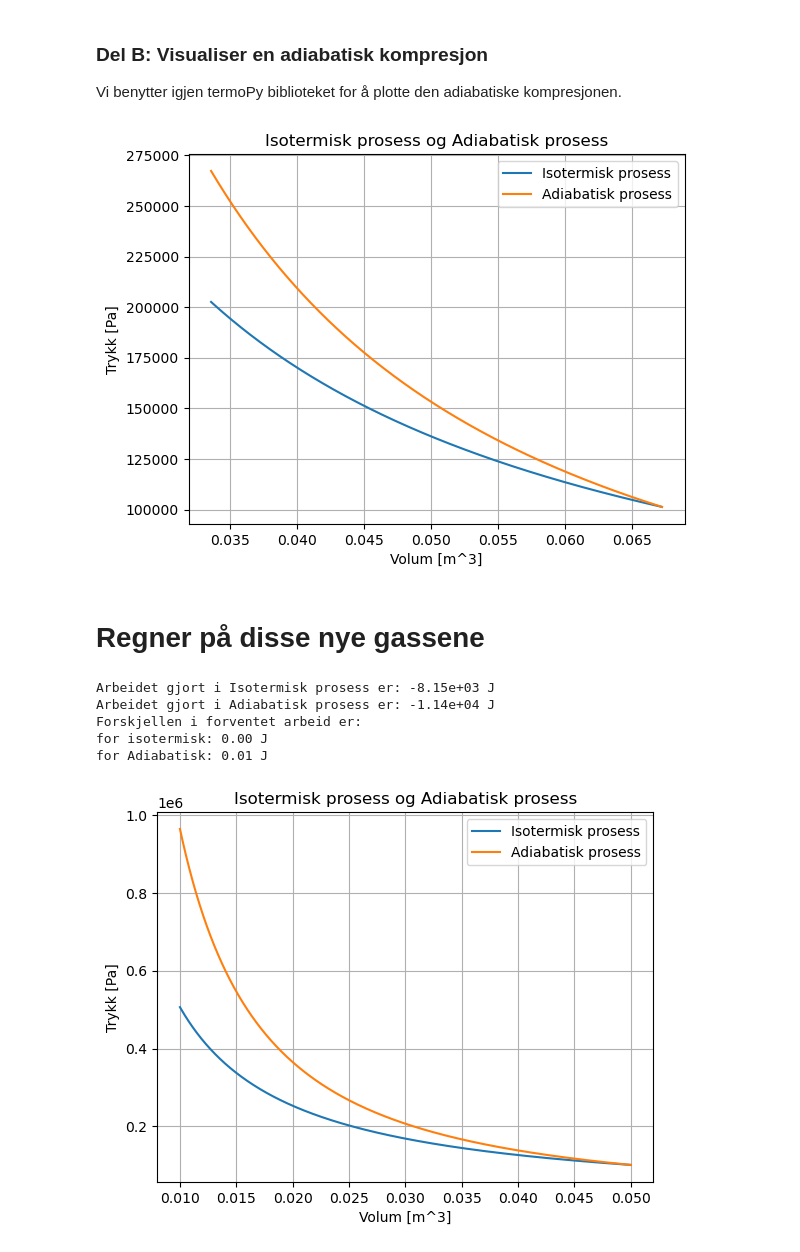
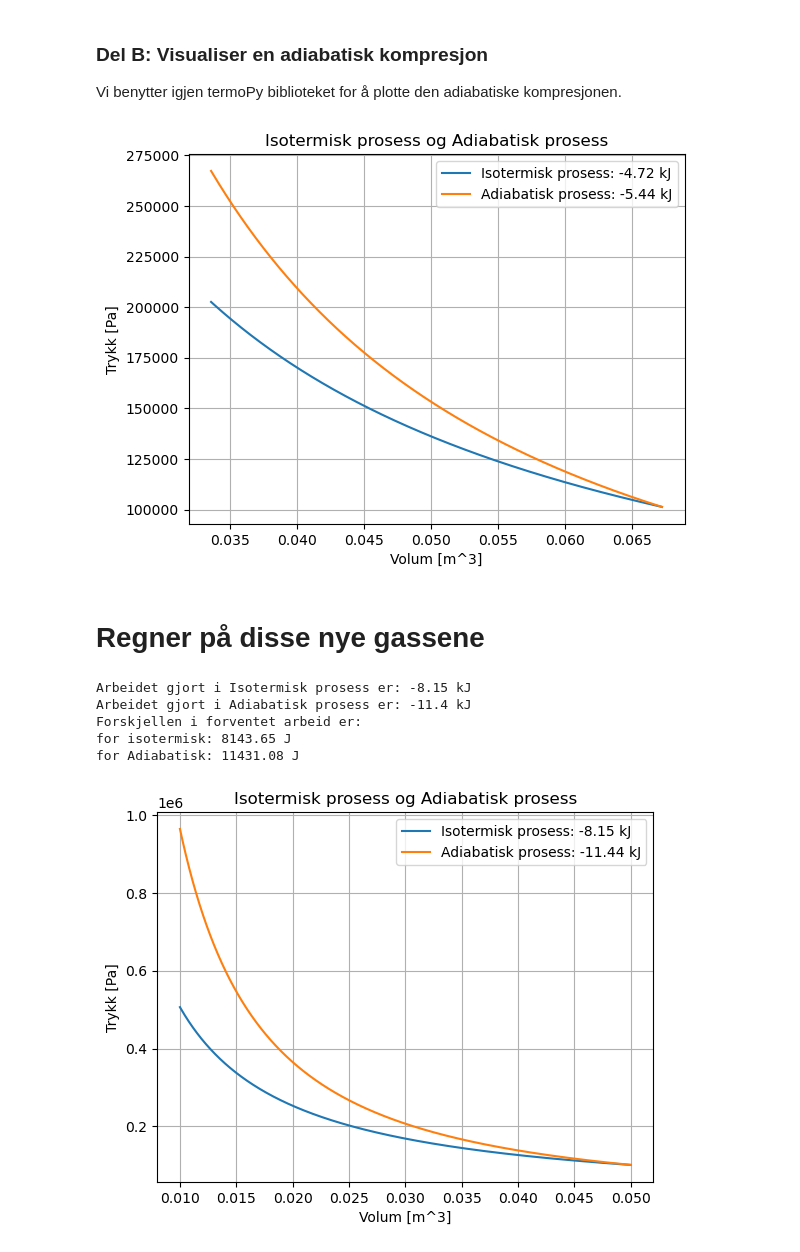
Before and after one commit to Tycho887/FYS102_FYS155, a Jupyter notebook: kollokvie_termo_oppgave5.ipynb, the cells around one changed output. Saved outputs shown, nothing was run; the diff lists cells and outputs as text; code cells hidden in the pictures.

```diff
--- a/kollokvie_termo_oppgave5.ipynb
+++ b/kollokvie_termo_oppgave5.ipynb
@@ -26,7 +27,7 @@ isoterm_prosess.generate_data_from_dV(V2=final_volume)
 
 Vi benytter igjen termoPy biblioteket for å plotte den adiabatiske kompresjonen.
 # %%
-adiabatisk_prosess = TP.Adiabatic(n=3,gamma=7/5,T1=273,P1=1*atm)
+adiabatisk_prosess = TP.Adiabatic(n=3,gamma=7/5,T1=273,P1=1*atm,diatomic=True)
 adiabatisk_prosess.generate_data_from_dV(V2=final_volume)
 
 def plot_processes(A,B):
@@ -36,15 +37,17 @@ def plot_processes(A,B):
     plt.title(plot_title)
     plt.xlabel("Volum [m^3]")
     plt.ylabel("Trykk [Pa]")
-    plt.plot(A.volume,A.pressure,label=A.title)
-    plt.plot(B.volume,B.pressure,label=B.title)
+    plt.plot(A.volume,A.pressure,label=f"{A.title}: {A.calculate_work_done_by()/1000:.2f} kJ")
+    plt.plot(B.volume,B.pressure,label=f"{B.title}: {B.calculate_work_done_by()/1000:.2f} kJ")
     plt.legend()
     plt.grid()
+    plt.savefig(f"data/{plot_title}_DelB.png")
     plt.show()
 
+
 plot_processes(isoterm_prosess,adiabatisk_prosess)
 # %% [output]
-[figure, old version]
+[figure, new version]
 # %% [markdown]
 # Regner på disse nye gassene
 # %%
@@ -52,37 +55,37 @@ import termoPy as TP
 
 mol = TP.IdealGas(P1=1*atm,V1=50*L,T1=273).n
 
 P  = 1.0 * atm
 T = 273
 V1 = 50*L
 V2 = 10*L
 k = 1000000
 
 isoterm_prosess    = TP.Isothermal(n=mol, T1 = T, V1 = V1, P1 = P)
 adiabatisk_prosess = TP.Adiabatic(n=mol, T1 = T, V1 = V1, P1 = P,gamma = 7/5,diatomic=True)
 
 isoterm_prosess.generate_data_from_dV(V2,steps=k)
 adiabatisk_prosess.generate_data_from_dV(V2,steps=k)
 
 def integrate(A):
     dV = (V2-V1)/k
-    arbeid = dV*np.sum(A.pressure)
-    print(f"Arbeidet gjort i {A.title} er: {arbeid:.3g} J")
+    arbeid = dV*np.sum(A.pressure)/1000
+    print(f"Arbeidet gjort i {A.title} er: {arbeid:.3g} kJ")
     return arbeid
 
 iso_arbeid = integrate(isoterm_prosess)
 adi_arbeid = integrate(adiabatisk_prosess)
 
 print(f"""Forskjellen i forventet arbeid er:
 for isotermisk: {abs(isoterm_prosess.calculate_work_done_by()-iso_arbeid):.2f} J
 for Adiabatisk: {abs(adiabatisk_prosess.calculate_work_done_by()-adi_arbeid):.2f} J
 """)
 
 plot_processes(isoterm_prosess,adiabatisk_prosess)
 # %% [output]
-Arbeidet gjort i Isotermisk prosess er: -8.15e+03 J
-Arbeidet gjort i Adiabatisk prosess er: -1.14e+04 J
+Arbeidet gjort i Isotermisk prosess er: -8.15 kJ
+Arbeidet gjort i Adiabatisk prosess er: -11.4 kJ
 Forskjellen i forventet arbeid er:
-for isotermisk: 0.00 J
-for Adiabatisk: 0.01 J
+for isotermisk: 8143.65 J
+for Adiabatisk: 11431.08 J
-[figure, old version]
+[figure, new version]
```
Also changed, not shown: parts of 2 cells of this notebook, 3 other files.
